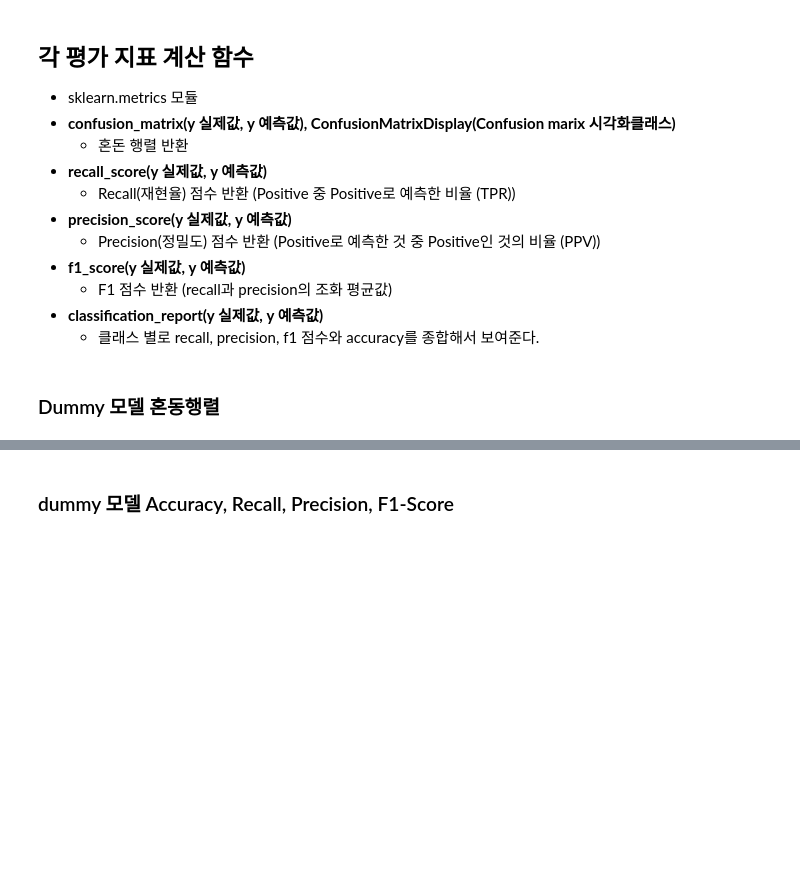
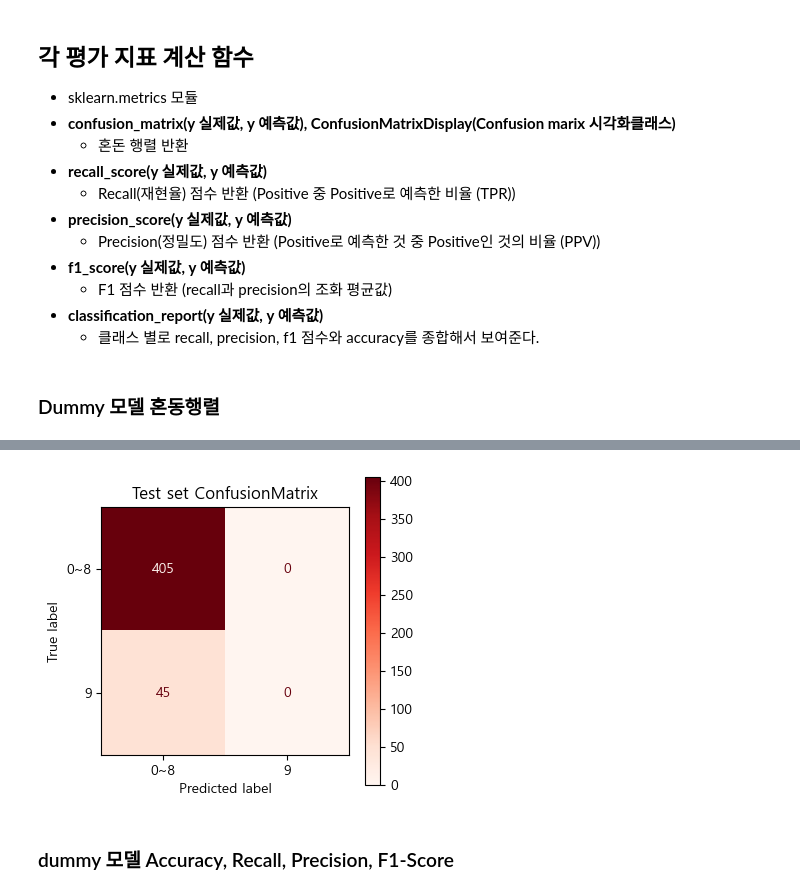
Before and after one commit to aaingyunii/Bootcamp_ML, a Jupyter notebook: 05_평가지표_.ipynb, the cells around one changed output, grey strips where cells are left out. Drawn from its saved outputs; the diff is of its cells as text; code cells hidden in the pictures; blank space fills up the shorter version.

```diff
--- a/05_평가지표_.ipynb
+++ b/05_평가지표_.ipynb
@@ -337,10 +371,13 @@ plt.show()
 # %%
 plt.figure(figsize=(4,4))
 ax = plt.gca()
-disp2 = ConfusionMatrixDisplay(result_cm_2, display_labels=['0~8', '9'])
+disp2 = ConfusionMatrixDisplay(result_cm_2, # Confusion matrix test set 계산 값
+                               display_labels=['0~8', '9'])
 disp2.plot(cmap='Reds', ax=ax)
 plt.title("Test set ConfusionMatrix")
 plt.show()
+# %% [output]
+[figure, added]
 # %% [markdown]
 ### dummy 모델 Accuracy, Recall, Precision, F1-Score
 # %%
```
Also changed, not shown: parts of 57 cells of this notebook.
